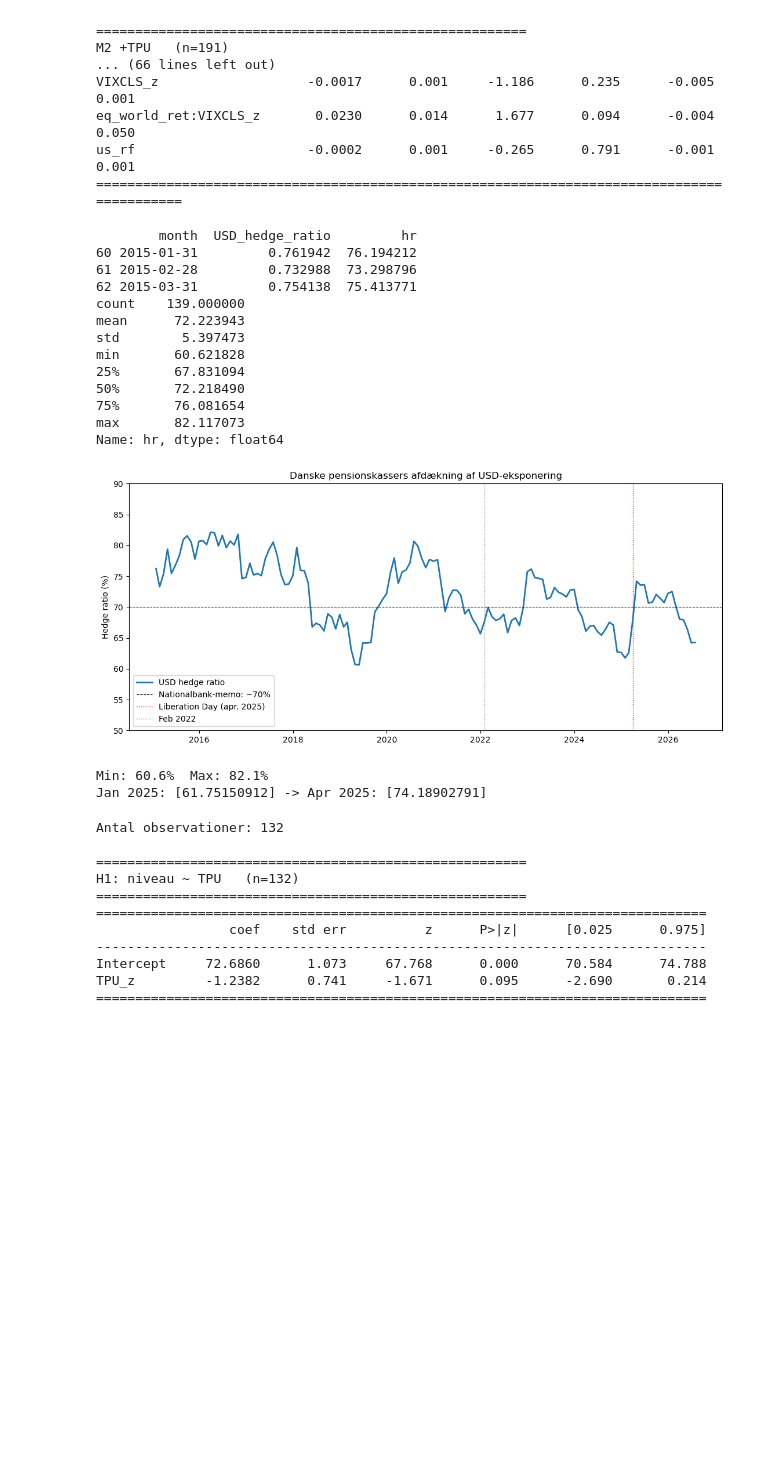
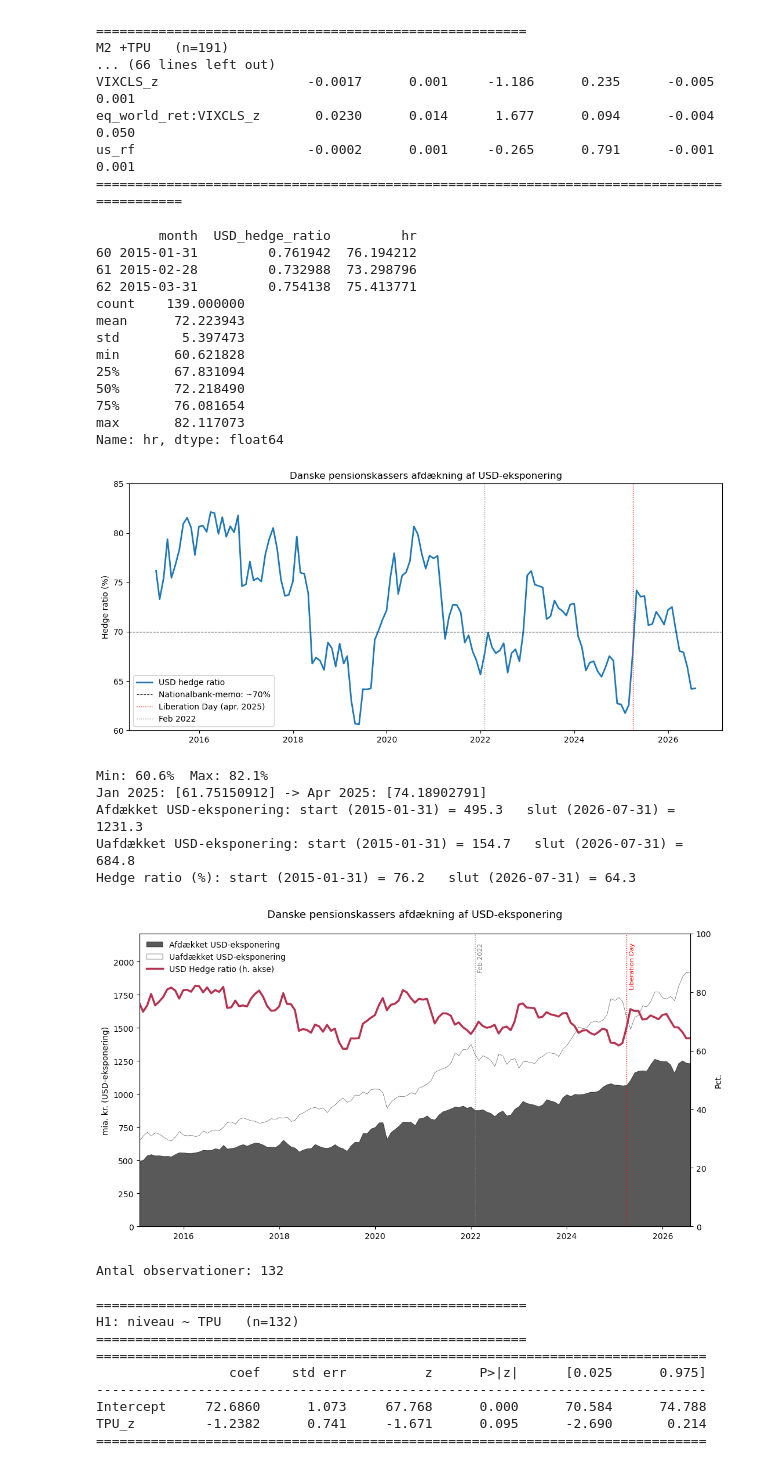
Before and after one commit to oliviarytter/Speciale, a Jupyter notebook: build_variables.ipynb, the cells around one changed output. Saved outputs shown, nothing was run; the diff lists cells and outputs as text; code cells hidden in the pictures; blank space fills up the shorter version.

```diff
--- a/build_variables.ipynb
+++ b/build_variables.ipynb
@@ -266,39 +266,98 @@ print(d["hr"].describe())
 
 fig, ax = plt.subplots(figsize=(11,5))
 ax.plot(d["month"], d["hr"], lw=2, color="tab:blue", label="USD hedge ratio")
-ax.set_ylim(50, 90)   # (min, max) i procent — juster tallene til det, der passer til din data
+ax.set_ylim(60, 85)   # (min, max) i procent — juster tallene til det, der passer til din data
 ax.axhline(70, color="black", lw=0.8, ls="--", label="Nationalbank-memo: ~70%")
 ax.axvline(pd.Timestamp("2025-04-01"), color="red", lw=1, ls=":", label="Liberation Day (apr. 2025)")
 ax.axvline(pd.Timestamp("2022-02-01"), color="gray", lw=1, ls=":", label="Feb 2022")
 
 ax.set_title("Danske pensionskassers afdækning af USD-eksponering")
 ax.set_ylabel("Hedge ratio (%)")
 ax.legend()
 plt.tight_layout()
 plt.show()
 
 # nøgletal til vejledermødet
 apr25 = d.loc[d["month"] == "2025-04-30", "hr"].values
 jan25 = d.loc[d["month"] == "2025-01-31", "hr"].values
 print(f"Min: {d['hr'].min():.1f}%  Max: {d['hr'].max():.1f}%")
 print(f"Jan 2025: {jan25} -> Apr 2025: {apr25}")
+
+# ============================================================
+# USD-eksponering: afdækket vs. uafdækket, med hedge ratio
+# Efterligner Nationalbankens figur (stablet areal + linje på højre akse)
+# ============================================================
+d = master.dropna(subset=["USD_hedge_ratio","USD_afd_total","USD_uafd_total","USD_eksp_total"]).copy()
+d["hr"] = d["USD_hedge_ratio"] * 100
+
+fig, ax1 = plt.subplots(figsize=(11,6))
+
+for col, navn in [("USD_afd_total", "Afdækket USD-eksponering"),
+                   ("USD_uafd_total", "Uafdækket USD-eksponering"),
+                   ("hr", "Hedge ratio (%)")]:
+    start = d[col].iloc[0]
+    slut = d[col].iloc[-1]
+    print(f"{navn}: start ({d['month'].iloc[0].date()}) = {start:.1f}   "
+          f"slut ({d['month'].iloc[-1].date()}) = {slut:.1f}")
+
+# Stablet areal: afdækket (mørkegrå) nederst, uafdækket (hvid) ovenpå
+ax1.stackplot(
+    d["month"],
+    d["USD_afd_total"], d["USD_uafd_total"],
+    labels=["Afdækket USD-eksponering", "Uafdækket USD-eksponering"],
+    colors=["#595959", "white"],
+    edgecolor="black", linewidth=0.3,
+)
+ax1.set_ylabel("mia. kr. (USD-eksponering)")
+ax1.set_ylim(0, d["USD_eksp_total"].max() * 1.15)
+ax1.set_xlim(pd.Timestamp("2015-01-31"), pd.Timestamp("2026-07-31"))
+
+# Hedge ratio på højre akse
+ax2 = ax1.twinx()
+ax2.plot(d["month"], d["hr"], color="#b5314f", lw=2.5, label="USD Hedge ratio (h. akse)")
+ax2.set_ylabel("Pct.")
+ax2.set_ylim(0, 100)  # juster til dataens variation
+
+# Marker Liberation Day
+offset = pd.Timedelta(days=20)
+
+ax1.axvline(pd.Timestamp("2025-04-01"), color="red", lw=1, ls=":")
+ax1.text(pd.Timestamp("2025-04-01") + offset, ax1.get_ylim()[1]*0.97, "Liberation Day",
+         color="red", fontsize=8, rotation=90, va="top", ha="left")
+
+ax1.axvline(pd.Timestamp("2022-02-01"), color="gray", lw=1, ls=":")
+ax1.text(pd.Timestamp("2022-02-01") + offset, ax1.get_ylim()[1]*0.97, "Feb 2022",
+         color="gray", fontsize=8, rotation=90, va="top", ha="left")
+
+ax1.set_title("Danske pensionskassers afdækning af USD-eksponering", fontsize=13, loc="center", pad=20)
+# Fælles legend for begge akser
+lines1, labels1 = ax1.get_legend_handles_labels()
+lines2, labels2 = ax2.get_legend_handles_labels()
+ax1.legend(lines1 + lines2, labels1 + labels2, loc="upper left", frameon=False)
+
+plt.tight_layout()
+plt.show()
 # %% [output]
         month  USD_hedge_ratio         hr
 60 2015-01-31         0.761942  76.194212
 61 2015-02-28         0.732988  73.298796
 62 2015-03-31         0.754138  75.413771
 count    139.000000
 mean      72.223943
 std        5.397473
 min       60.621828
 25%       67.831094
 50%       72.218490
 75%       76.081654
 max       82.117073
 Name: hr, dtype: float64
-[figure, old version]
+[figure, new version]
 Min: 60.6%  Max: 82.1%
 Jan 2025: [61.75150912] -> Apr 2025: [74.18902791]
+Afdækket USD-eksponering: start (2015-01-31) = 495.3   slut (2026-07-31) = 1231.3
+Uafdækket USD-eksponering: start (2015-01-31) = 154.7   slut (2026-07-31) = 684.8
+Hedge ratio (%): start (2015-01-31) = 76.2   slut (2026-07-31) = 64.3
+[figure, added]
 # %%
 # ============================================================
 # Er hedge ratioen drevet af usikkerhed?
```
